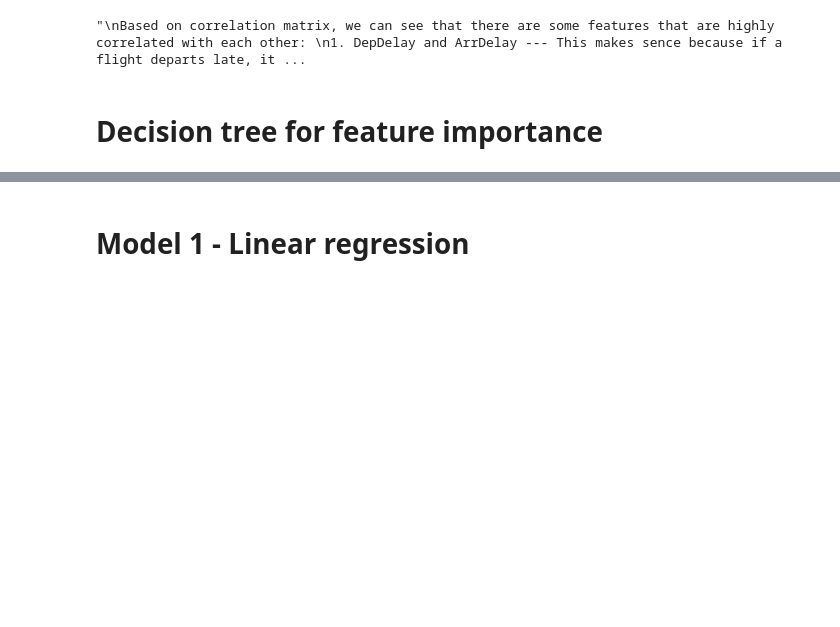
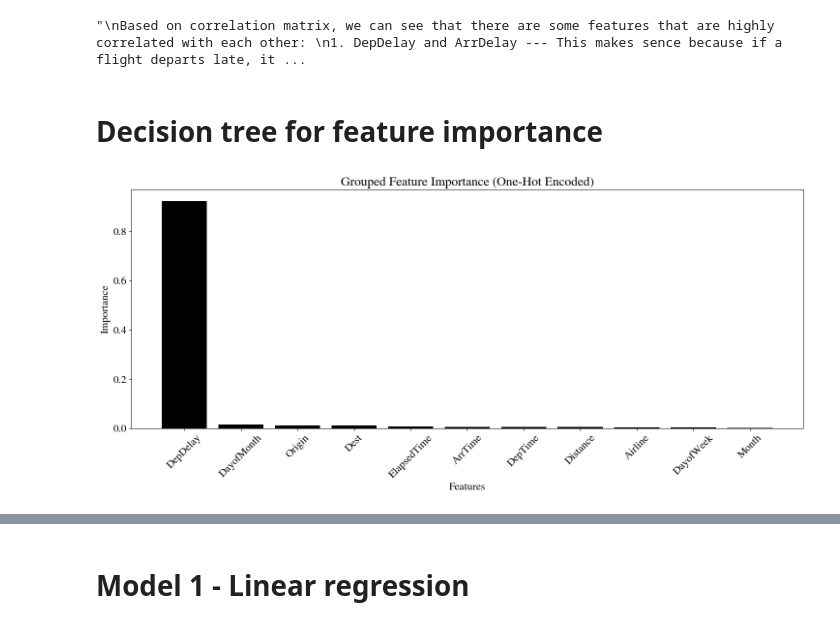
Before and after one commit to Cindyhui22/CS412_project, a Jupyter notebook: CS412_project.ipynb, the cells around one changed output, grey strips where cells are left out. Cells and saved outputs as stored; diff of their text form; code cells hidden in the pictures; blank space fills up the shorter version.

Commit message:
Feature importance using LE
Add a cell for decision tree feature importance using label-encoding for categorical data

```diff
--- a/CS412_project.ipynb
+++ b/CS412_project.ipynb
@@ -328,3 +337,57 @@ Now, before building the regression model, we are going to do feature selection
 "\nBased on correlation matrix, we can see that there are some features that are highly correlated with each other: \n1. DepDelay and ArrDelay --- This makes sence because if a flight departs late, it ...
 # %% [markdown]
 # Decision tree for feature importance
+# %%
+from sklearn.tree import DecisionTreeRegressor
+
+# Use the one-hot encoded / non-scaled data for training
+X_train_data = X_train
+y_train_data = y_train.ravel()
+
+# Training the Decision Tree Regressor
+dt = DecisionTreeRegressor(random_state=42)
+dt.fit(X_train_data, y_train_data)
+
+# Get the feature importances
+importances = dt.feature_importances_
+
+# Group the feature importances
+features = X_train_data.columns
+importance_dict = {}
+for feat, imp in zip(features, importances):
+    # Check which category the feature belongs to
+    if 'origin' in feat:
+        category = 'Origin'
+    elif 'dest' in feat:
+        category = 'Dest'
+    elif 'month' in feat:
+        category = 'Month'
+    elif 'day_m' in feat:
+        category = 'DayofMonth'
+    elif 'day_w' in feat:
+        category = 'DayofWeek'
+    elif 'airline' in feat:
+        category = 'Airline'
+    else:
+        category = feat
+
+    # Accumulate the importance for that category
+    if category in importance_dict:
+        importance_dict[category] += imp
+    else:
+        importance_dict[category] = imp
+
+# Sorting the dictionary by importance
+sorted_importances = sorted(importance_dict.items(), key=lambda x: x[1], reverse=True)
+
+# Plotting the grouped feature importances
+plt.figure(figsize=(15,7))
+plt.bar(*zip(*sorted_importances), color='k')
+plt.title("Grouped Feature Importance (One-Hot Encoded)")
+plt.xlabel("Features")
+plt.ylabel("Importance")
+plt.xticks(rotation=45)
+plt.tight_layout()
+plt.show()
+# %% [output]
+[figure, added]
```
Also changed, not shown: parts of 4 cells of this notebook.
